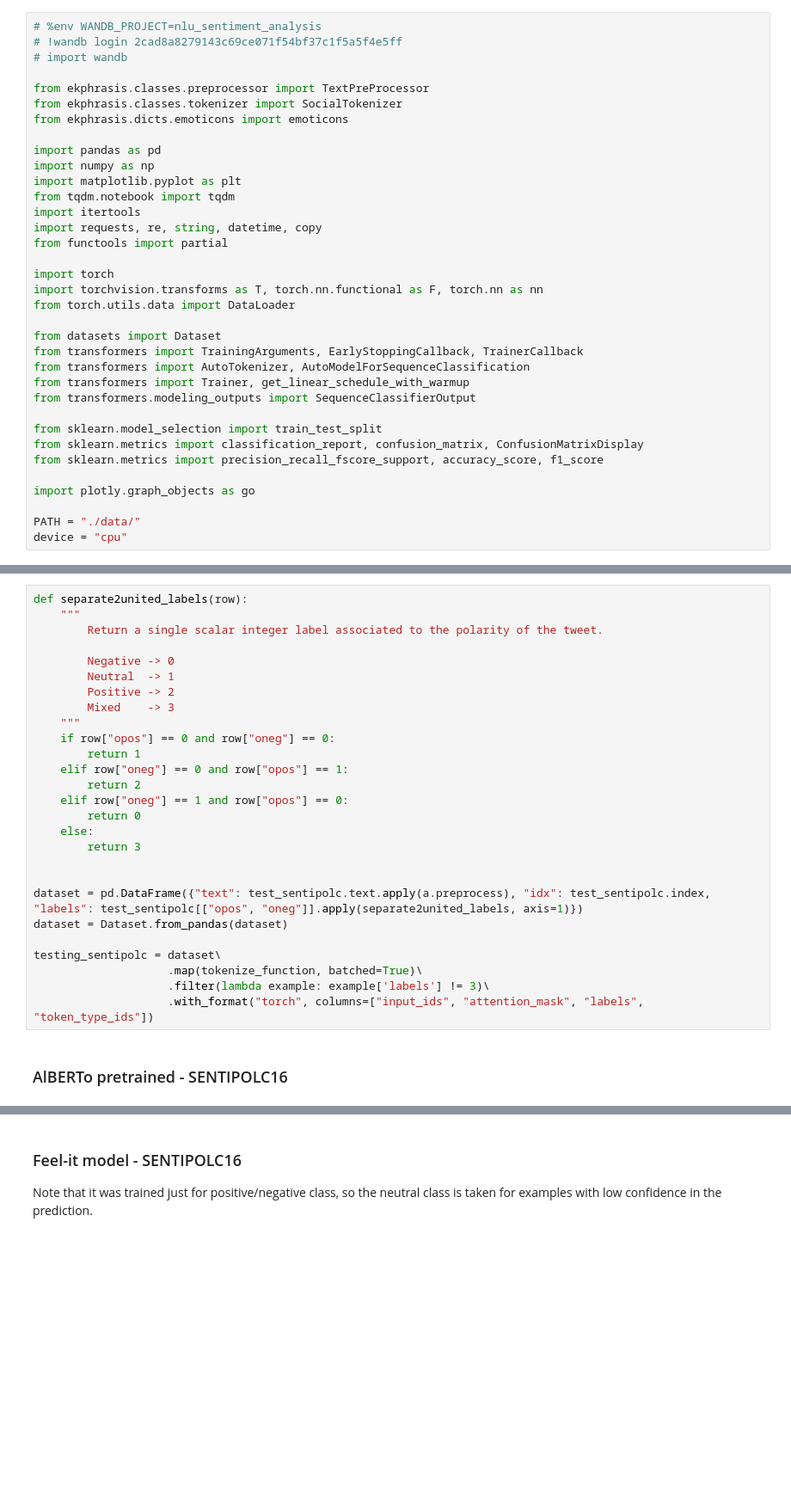
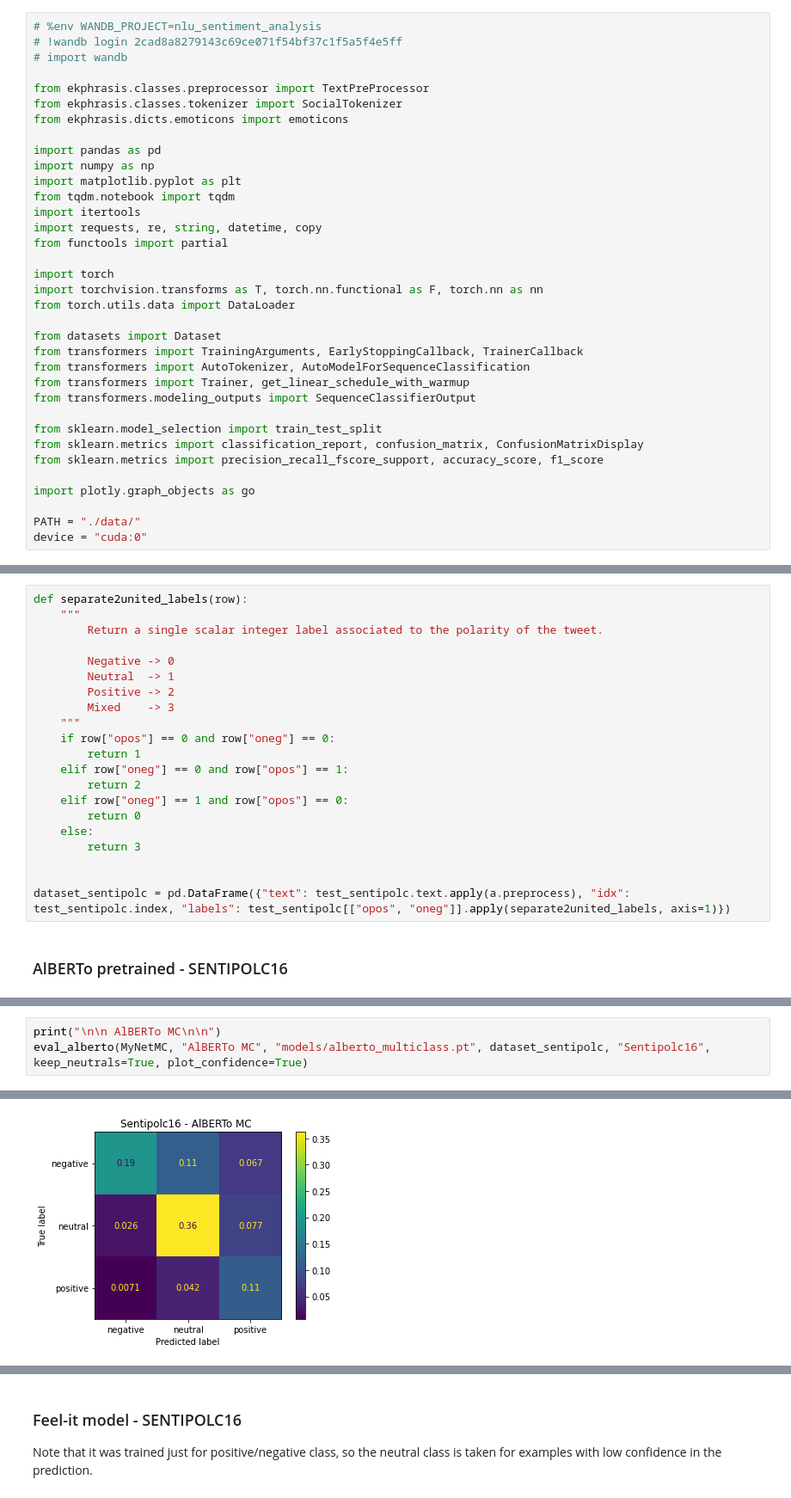
Before and after one commit to steveazzolin/NLU_final_project, a Jupyter notebook: AlBERTo error analysis.ipynb, the cells around one changed output, grey strips where cells are left out. Shown at 86% size. Cells and saved outputs as stored; diff of their text form; blank space fills up the shorter version.

```diff
--- a/AlBERTo error analysis.ipynb
+++ b/AlBERTo error analysis.ipynb
@@ -32,4 +32,4 @@ from sklearn.metrics import precision_recall_fscore_support, accuracy_score, f1_
 import plotly.graph_objects as go
 
 PATH = "./data/"
-device = "cpu"
+device = "cuda:0"
@@ -260,12 +430,6 @@ def separate2united_labels(row):
         return 3
 
 
-dataset = pd.DataFrame({"text": test_sentipolc.text.apply(a.preprocess), "idx": test_sentipolc.index, "labels": test_sentipolc[["opos", "oneg"]].apply(separate2united_labels, axis=1)})
-dataset = Dataset.from_pandas(dataset)
-
-testing_sentipolc = dataset\
-                    .map(tokenize_function, batched=True)\
-                    .filter(lambda example: example['labels'] != 3)\
-                    .with_format("torch", columns=["input_ids", "attention_mask", "labels", "token_type_ids"])
+dataset_sentipolc = pd.DataFrame({"text": test_sentipolc.text.apply(a.preprocess), "idx": test_sentipolc.index, "labels": test_sentipolc[["opos", "oneg"]].apply(separate2united_labels, axis=1)})
 # %% [markdown]
 ### AlBERTo pretrained - SENTIPOLC16
@@ -312,0 +436,4 @@ weighted avg       0.71      0.67      0.67      1964
+# %%
+print("\n\n AlBERTo MC\n\n")
+eval_alberto(MyNetMC, "AlBERTo MC", "models/alberto_multiclass.pt", dataset_sentipolc, "Sentipolc16", keep_neutrals=True, plot_confidence=True)
+# %% [output]
@@ -313 +457,2 @@ weighted avg       0.71      0.67      0.67      1964
+[figure, added]
 # %% [markdown]
```
Also changed, not shown: parts of 48 cells of this notebook.
